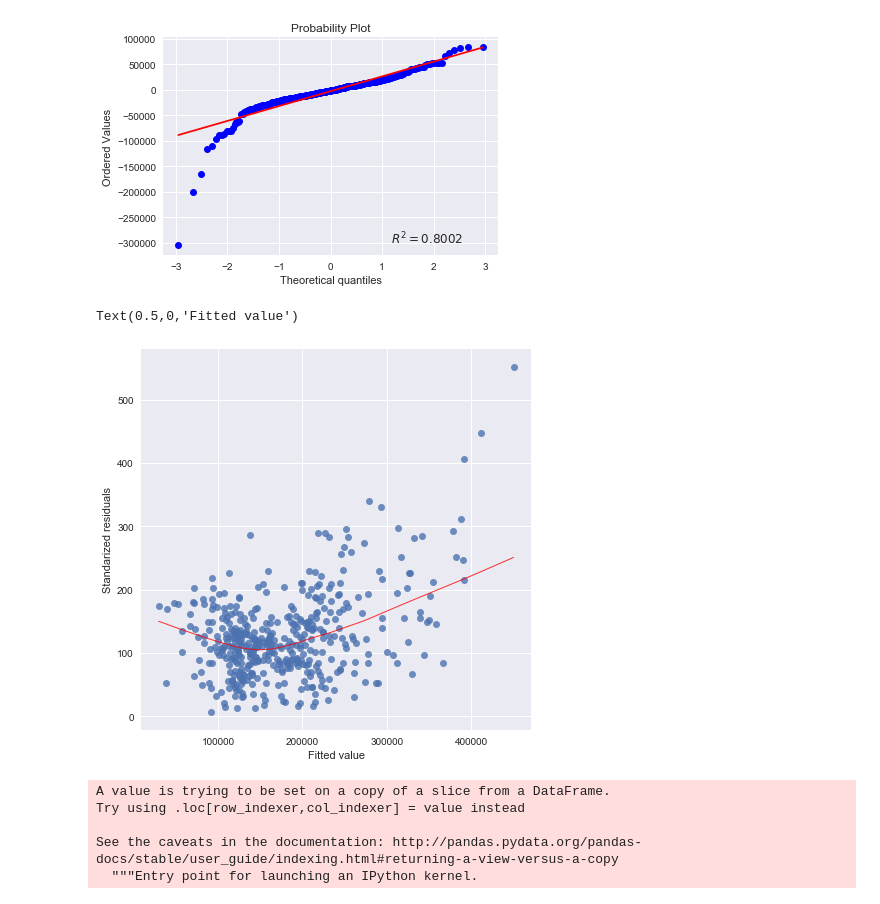
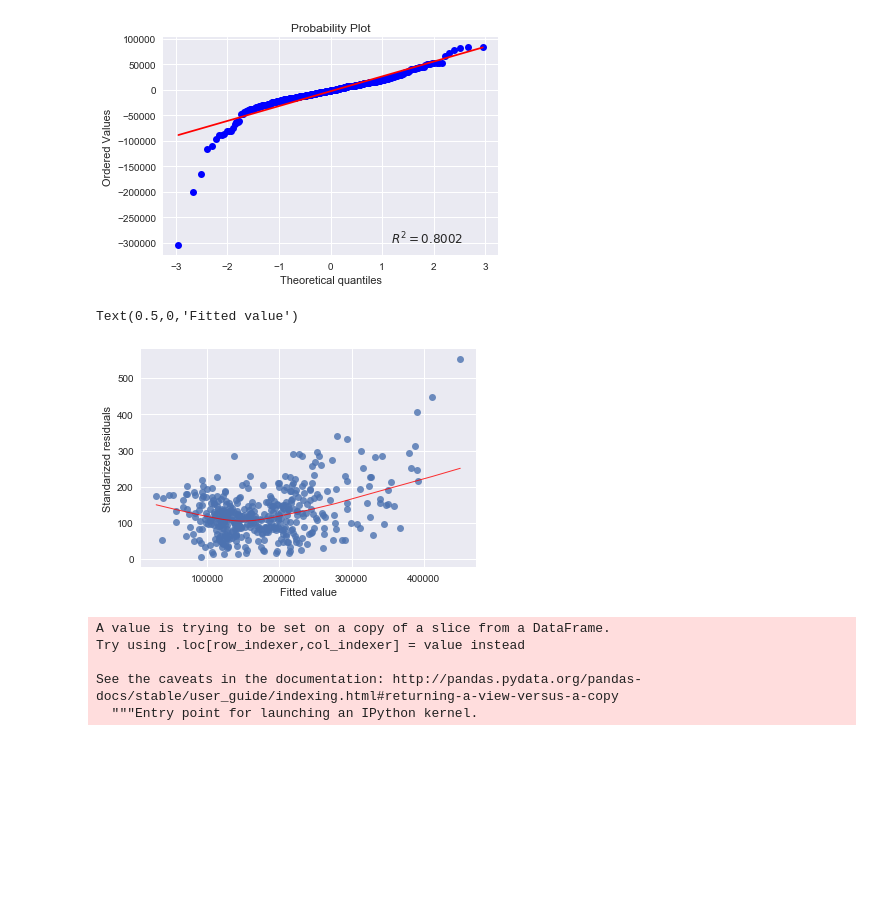
Before and after one commit to AMTORRES82/Udacity, a Jupyter notebook: Houses2.ipynb, the cells around one changed output. Saved outputs shown, nothing was run; the diff lists cells and outputs as text; code cells hidden in the pictures; blank space fills up the shorter version.

```diff
--- a/Houses2.ipynb
+++ b/Houses2.ipynb
@@ -653,16 +636,16 @@ plt.show();
 # %%
 model_norm_residuals_abs_sqrt=np.sqrt(np.abs(Residuals))
 
-plt.figure(figsize=(7,7))
+#plt.figure(figsize=(7,7))
 sns.regplot(X_test_pred.Pred_SalePrice, model_norm_residuals_abs_sqrt,
               scatter=True,
               lowess=True,
               line_kws={'color': 'red', 'lw': 1, 'alpha': 0.8})
 plt.ylabel("Standarized residuals")
 plt.xlabel("Fitted value")
 # %% [output]
 Text(0.5,0,'Fitted value')
-[figure, old version]
+[figure, new version]
 # %%
 X_test_pred_ac=X_test_pred[X_test_pred.SalePrice<400000]
 # %%
```
Also changed, not shown: parts of 9 cells of this notebook.
